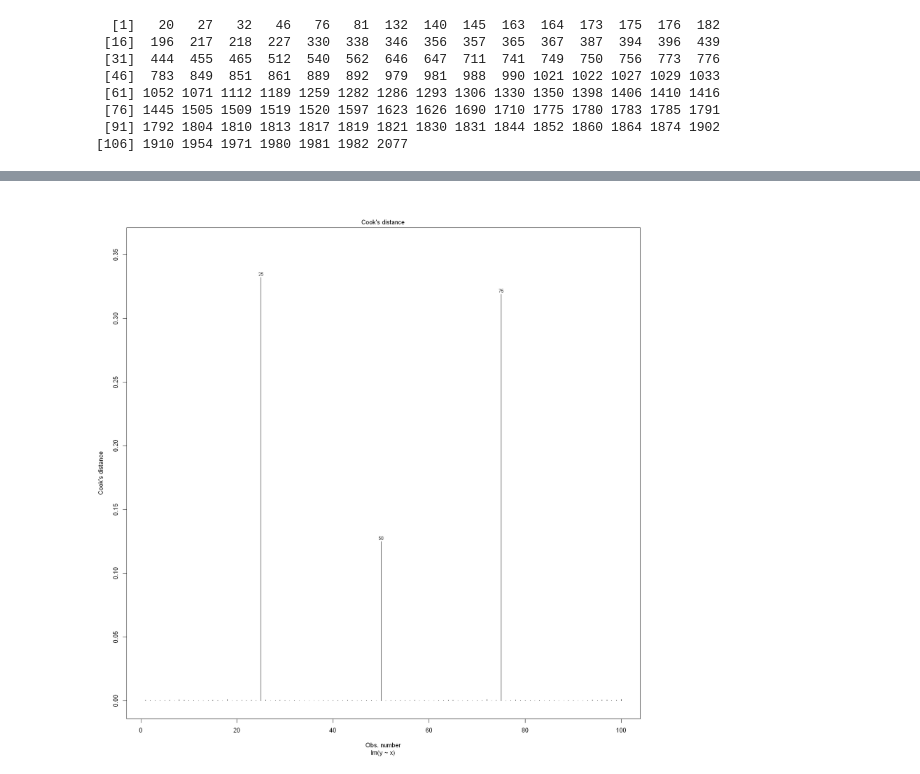
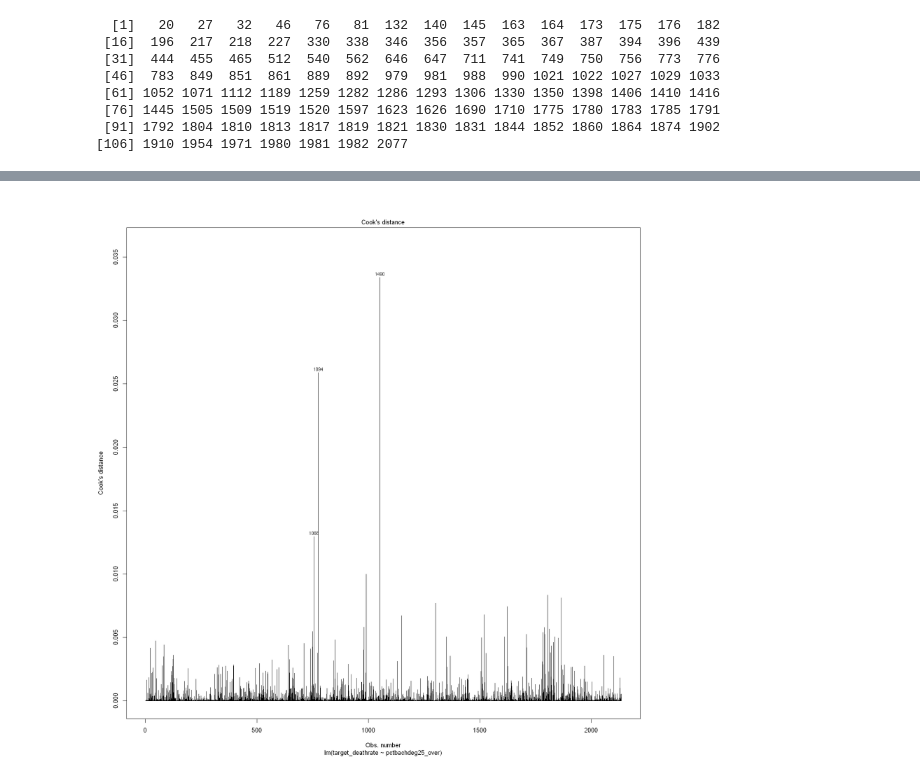
Before and after one commit to Didac-piferrer/MUDS, a Jupyter notebook: Estadistica/E4/MD004DidacPiferrerIglesiasAC04.ipynb, the cells around one changed output, grey strips where cells are left out. Cells and saved outputs as stored; diff of their text form; code cells hidden in the pictures.

```diff
--- a/Estadistica/E4/MD004DidacPiferrerIglesiasAC04.ipynb
+++ b/Estadistica/E4/MD004DidacPiferrerIglesiasAC04.ipynb
@@ -341,5 +335,5 @@ Viendo este analálisis pues, vemos que la variable que mayor correlación tiene
 # %%
-mydf <- select(df_filtrado, c(target_deathrate,incidencerate, pctpubliccoveragealone))
+mydf <- select(df_filtrado, c(target_deathrate,incidencerate, pctbachdeg25_over))
 mydf
 # %% [output]
 A data.frame: 3047 × 3
@@ -439,7 +433,7 @@ str(data_train)
 ### Modelo ajuste
 # %%
 inc_modelo_lm = lm(target_deathrate ~ incidencerate , data = data_train) # Entrenamos el modelo
-pct_modelo_lm = lm(target_deathrate ~ pctpubliccoveragealone , data = data_train) # Entrenamos el modelo
+pct_modelo_lm = lm( target_deathrate ~ pctbachdeg25_over, data = data_train) # Entrenamos el modelo
 summary(inc_modelo_lm)
 summary(pct_modelo_lm)
 # %% [output]
@@ -798,7 +698,7 @@ cooks_d
 # %%
 # Visualization (Cook's distance plot)
-plot(modelo , 4)
+plot(pct_modelo_lm , 4)
 # Statistical Measure:
-aux = augment(modelo)
+pct_model_dm = augment(pct_modelo_lm)
 # %% [output]
-[figure, old version]
+[figure, new version]
```
Also changed, not shown: parts of 39 cells of this notebook.
